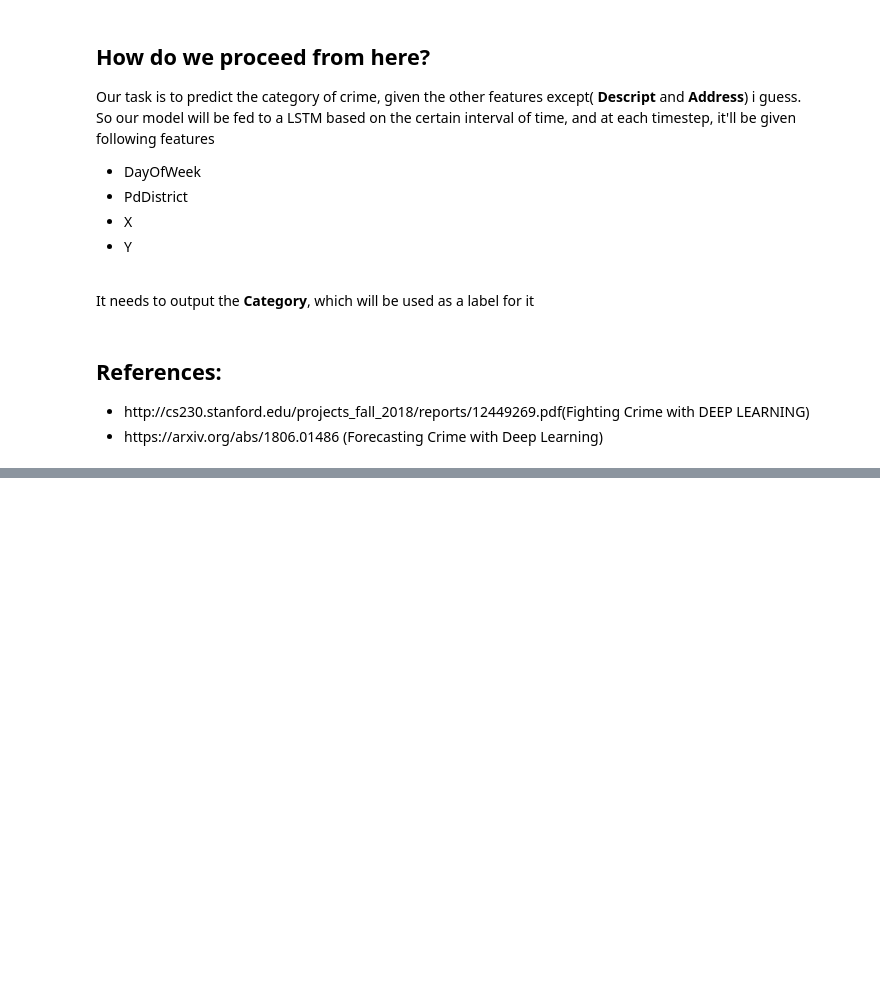
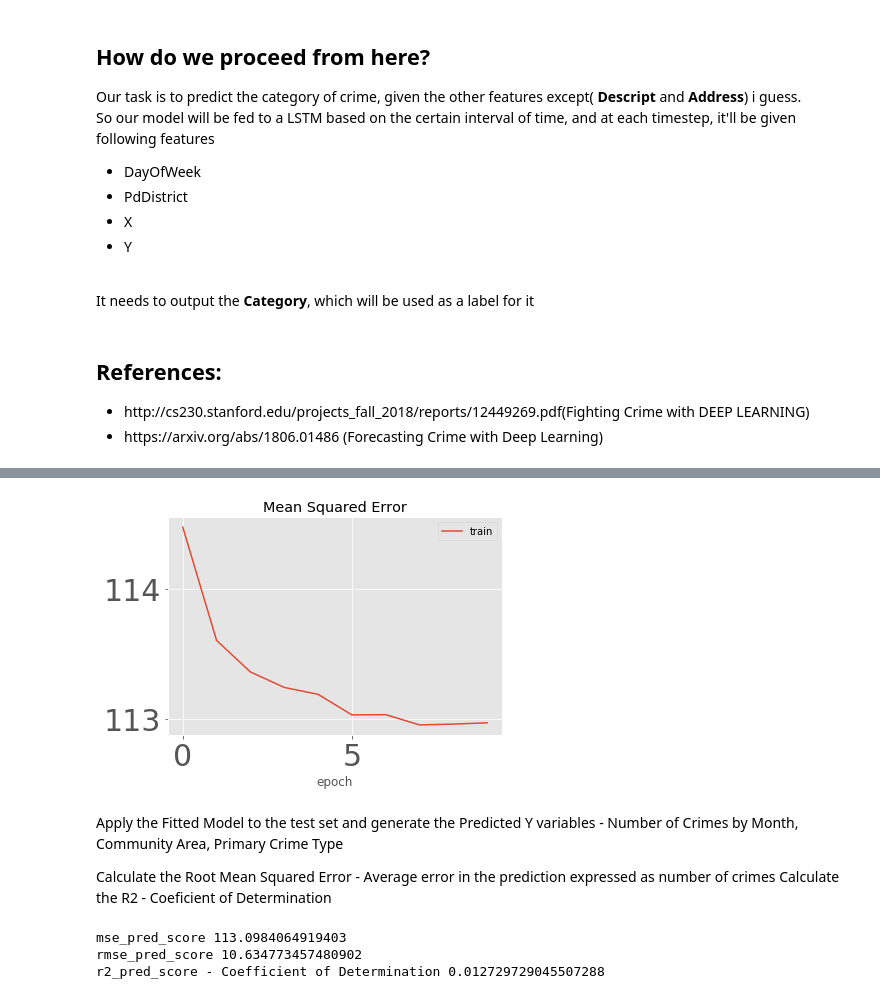
Before and after one commit to iml-v/Crime-Prediction-using-Deep-Learning, a Jupyter notebook: Crime Prediction using Deep Learning.ipynb, the cells around one changed output, grey strips where cells are left out. Cells and saved outputs as stored; diff of their text form; code cells hidden in the pictures; blank space fills up the shorter version.

```diff
--- a/Crime Prediction using Deep Learning.ipynb
+++ b/Crime Prediction using Deep Learning.ipynb
@@ -218,0 +379,26 @@ http://cs230.stanford.edu/projects_fall_2018/reports/12449269.pdf(Fighting Crime
+# %%
+plt.plot(history.history['mean_squared_error'])
+plt.title('Mean Squared Error')
+plt.ylabel('')
+plt.xlabel('epoch')
+plt.legend(['train', 'test'], loc='upper right')
+plt.show()
+# %% [output]
+[figure, added]
+# %% [markdown]
+Apply the Fitted Model to the test set and generate the Predicted Y variables - Number of Crimes by Month, Community Area, Primary Crime Type
+
+Calculate the Root Mean Squared Error - Average error in the prediction expressed as number of crimes
+Calculate the R2 - Coeficient of Determination
+# %%
+pred_crimes = model.predict(X_test)
+mse_pred_score = metrics.mean_squared_error(pred_crimes, Y_test)
+print('mse_pred_score {}'.format(mse_pred_score))
+rmse_pred_score = np.sqrt(mse_pred_score)
+print('rmse_pred_score {}'.format(rmse_pred_score))
+r2_pred_score = r2_score(Y_test, pred_crimes, multioutput='uniform_average')
+print('r2_pred_score - Coefficient of Determination {}'.format(r2_pred_score))
+# %% [output]
+mse_pred_score 113.0984064919403
+rmse_pred_score 10.634773457480902
+r2_pred_score - Coefficient of Determination 0.012729729045507288
```
Also changed, not shown: parts of 66 cells of this notebook, 1 other file.
